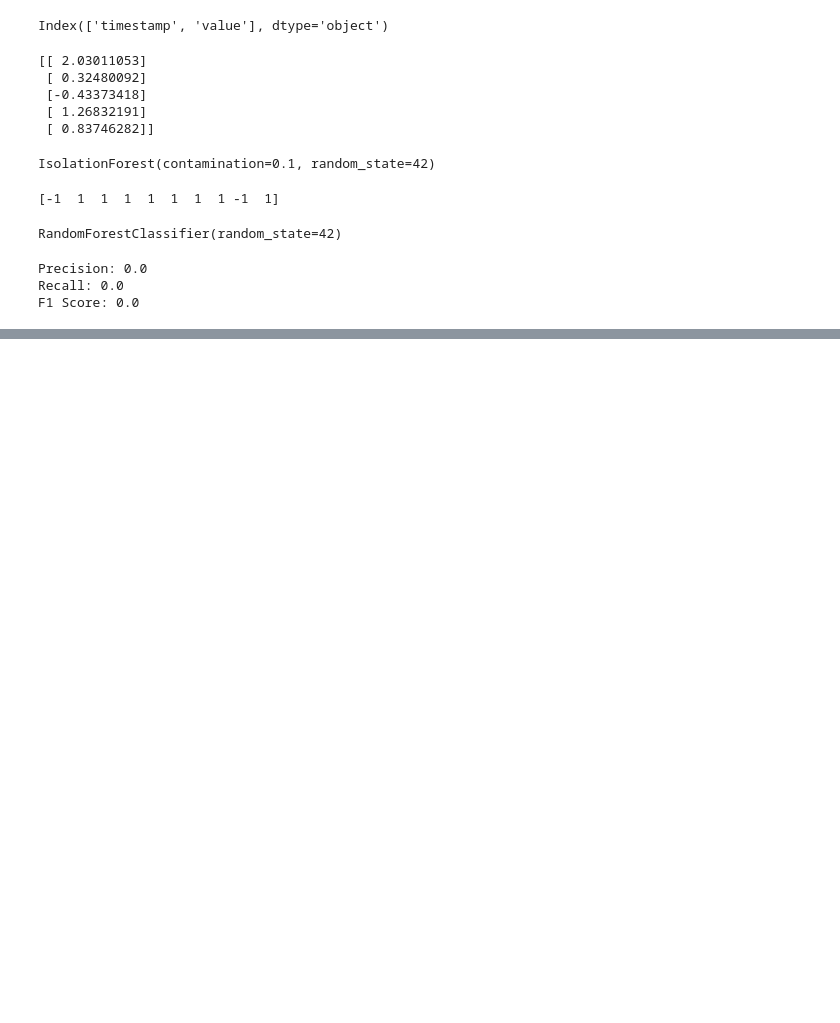
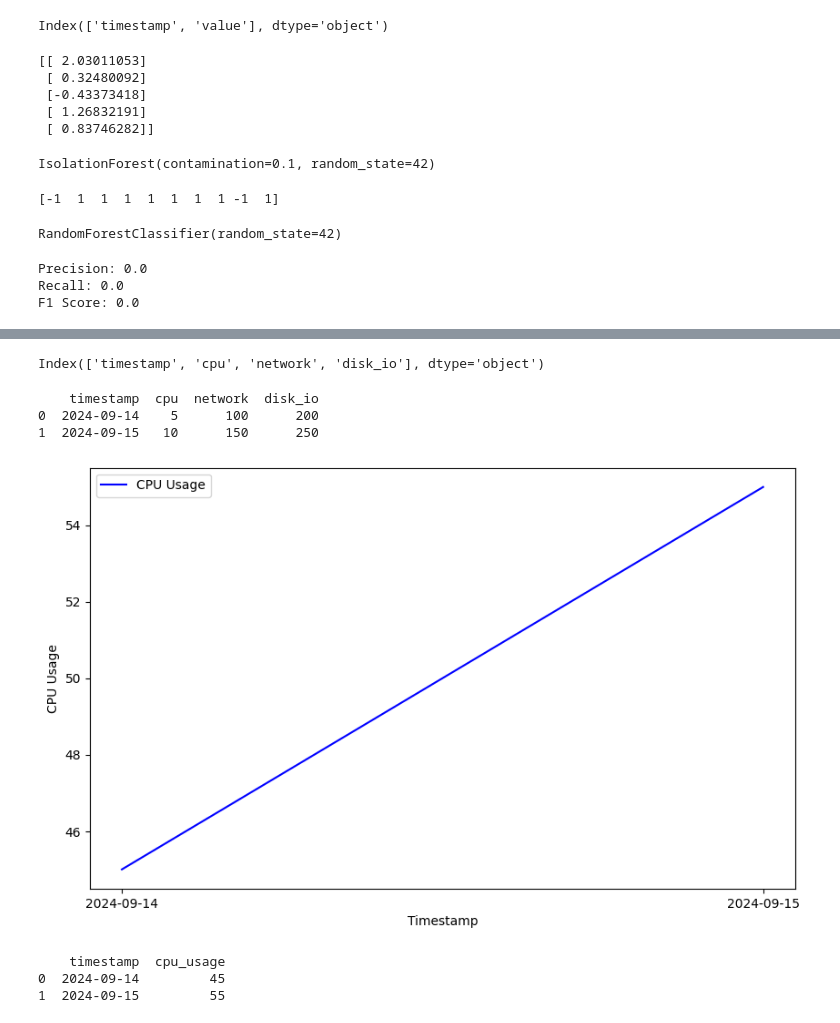
Before and after one commit to KrishanSharma26/-Anomaly-Detection-in-CloudMonitor-Data, a Jupyter notebook: Anomly_Detection.ipynb, the cells around one changed output, grey strips where cells are left out. Saved outputs shown, nothing was run; the diff lists cells and outputs as text; code cells hidden in the pictures; blank space fills up the shorter version.

```diff
--- a/Anomly_Detection.ipynb
+++ b/Anomly_Detection.ipynb
@@ -91,0 +167,4 @@ F1 Score per class: [0. 0. 0. ... 0. 0. 0.]
+# %%
+print(index)
+# %% [output]
+Index(['timestamp', 'cpu', 'network', 'disk_io'], dtype='object')
@@ -91,0 +178,6 @@ F1 Score per class: [0. 0. 0. ... 0. 0. 0.]
+# %%
+print(df)
+# %% [output]
+    timestamp  cpu  network  disk_io
+0  2024-09-14    5      100      200
+1  2024-09-15   10      150      250
@@ -91,0 +186,20 @@ F1 Score per class: [0. 0. 0. ... 0. 0. 0.]
+# %%
+data = pd.DataFrame({
+    'timestamp': ['2024-09-14', '2024-09-15'],
+    'cpu_usage': [45, 55]
+})
+# %%
+plt.figure(figsize=(10, 6))
+plt.plot(data['timestamp'], data['cpu_usage'], label='CPU Usage', color='blue')
+plt.xlabel('Timestamp')
+plt.ylabel('CPU Usage')
+plt.legend()
+plt.show()
+# %% [output]
+[figure, added]
+# %%
+print(data.head())
+# %% [output]
+    timestamp  cpu_usage
+0  2024-09-14         45
+1  2024-09-15         55
```
Also changed, not shown: parts of 35 cells of this notebook.
